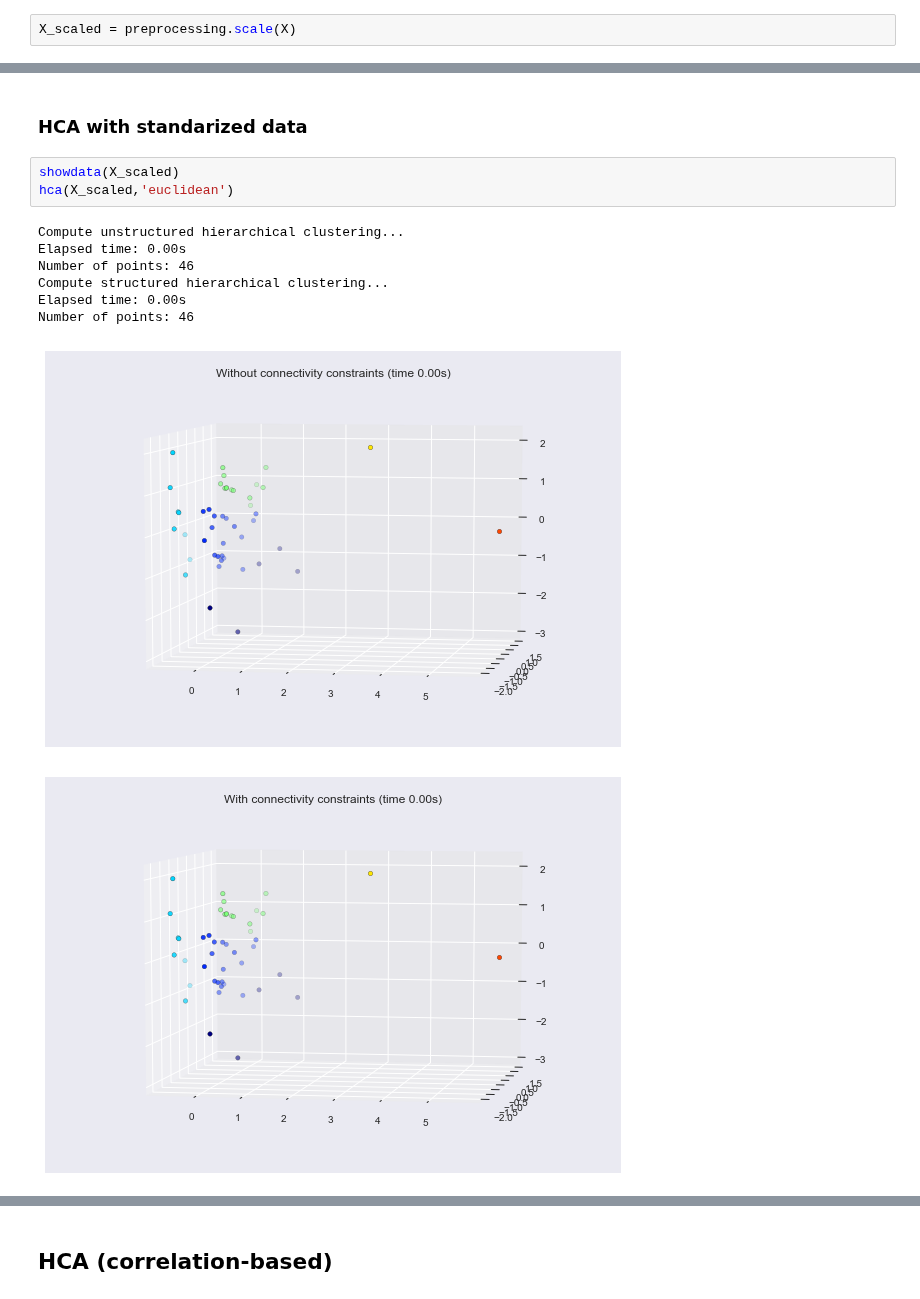
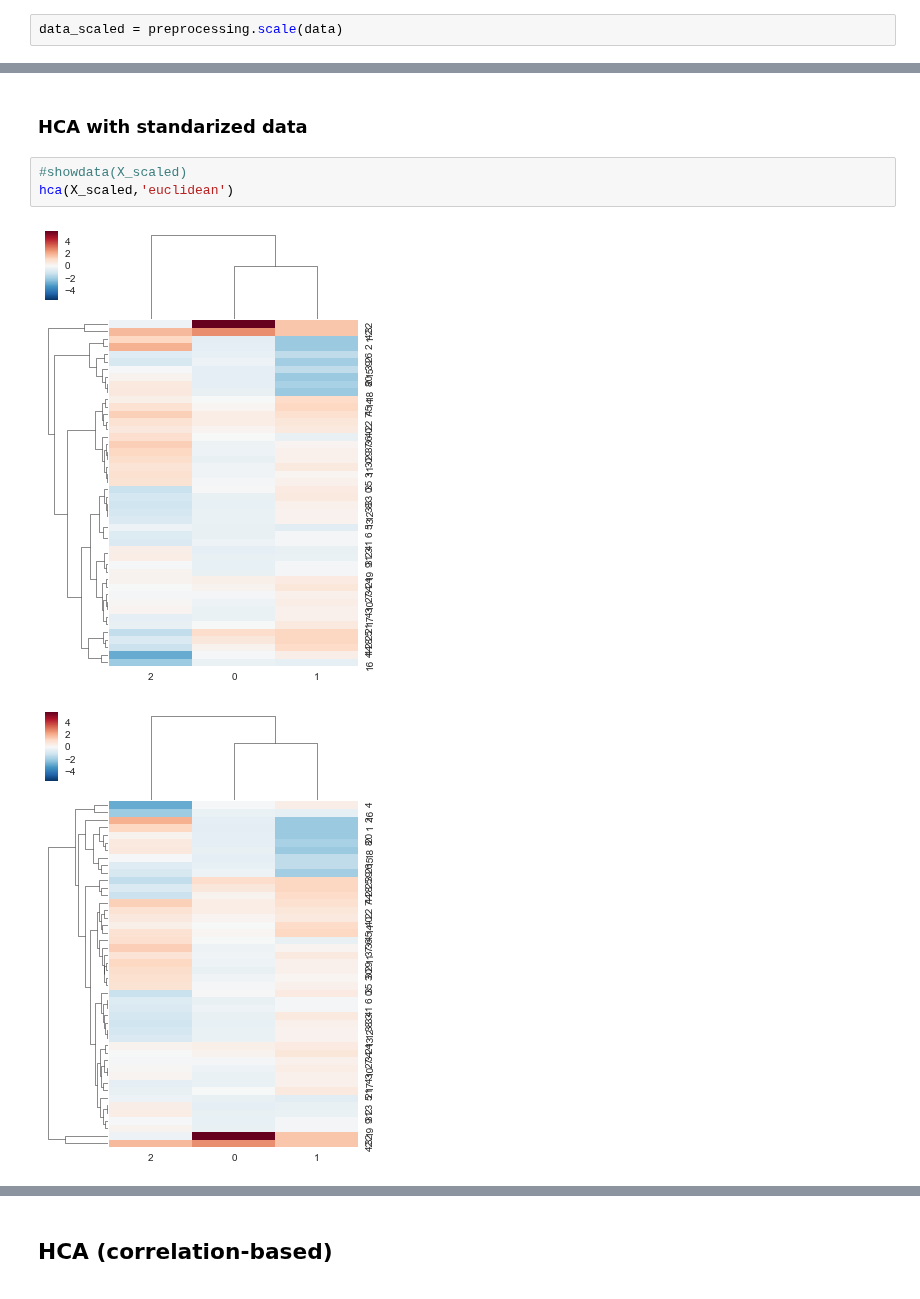
Before and after one commit to miaoever/IOT, a Jupyter notebook: Standup 4/HCA.ipynb, the cells around one changed output, grey strips where cells are left out. Cells and saved outputs as stored; diff of their text form.

```diff
--- a/Standup 4/HCA.ipynb
+++ b/Standup 4/HCA.ipynb
@@ -139,7 +192,7 @@ X = np.array(process_data("data/orderWithCustomer.csv"))
 # %% [markdown]
 ### Standarize data
 # %%
-X_scaled = preprocessing.scale(X)
+data_scaled = preprocessing.scale(data)
 # %% [markdown]
 ## HCA (Euclidean distance)
 # %% [markdown]
@@ -165,14 +210,8 @@ Number of points: 46
 # %% [markdown]
 ### HCA with standarized data
 # %%
-showdata(X_scaled)
+#showdata(X_scaled)
 hca(X_scaled,'euclidean')
 # %% [output]
-Compute unstructured hierarchical clustering...
-Elapsed time: 0.00s
-Number of points: 46
-Compute structured hierarchical clustering...
-Elapsed time: 0.00s
-Number of points: 46
-[figure, old version]
+[figure, new version]
-[figure, old version]
+[figure, new version]
```
Also changed, not shown: parts of 9 cells of this notebook, 1 other file.
